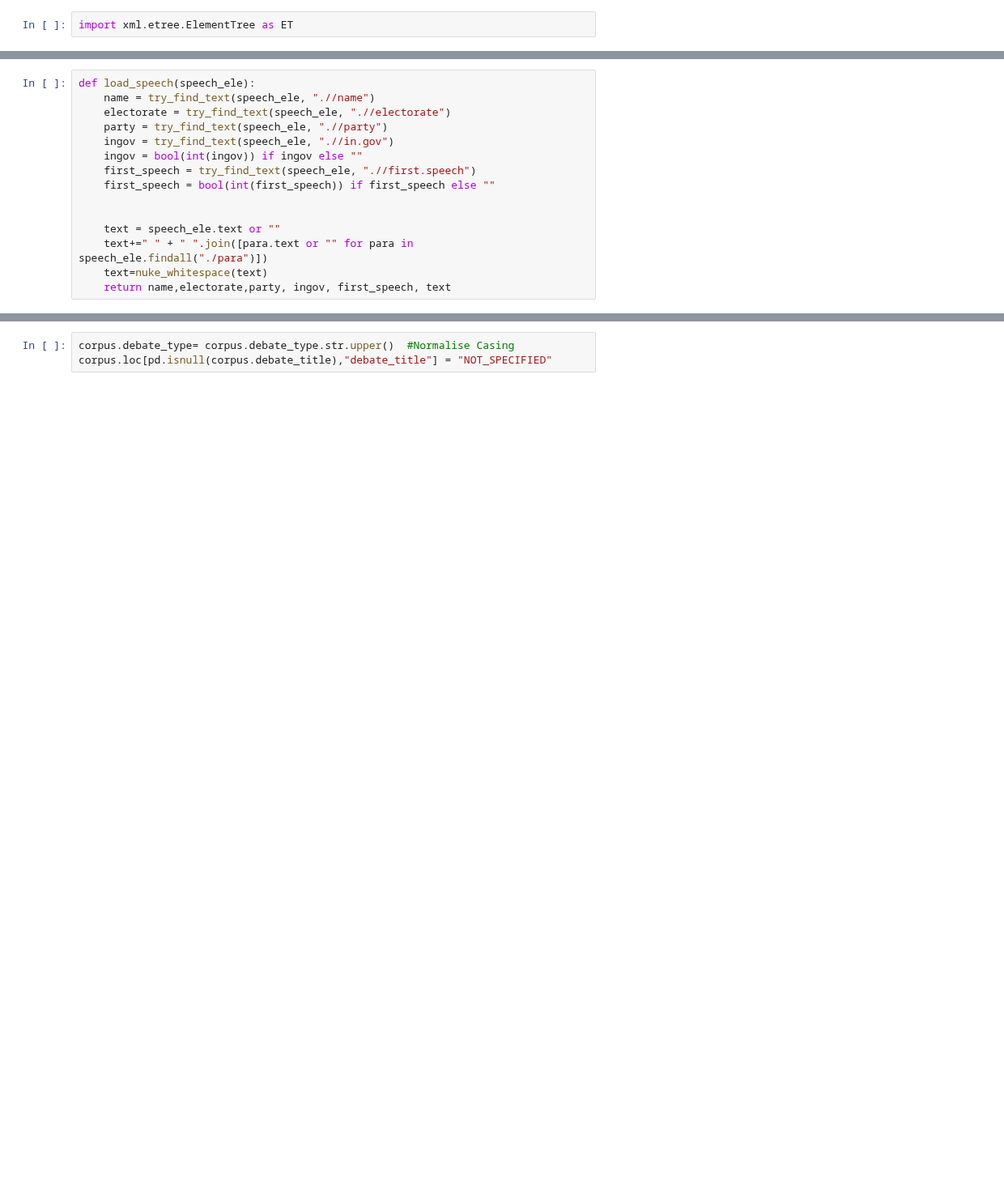
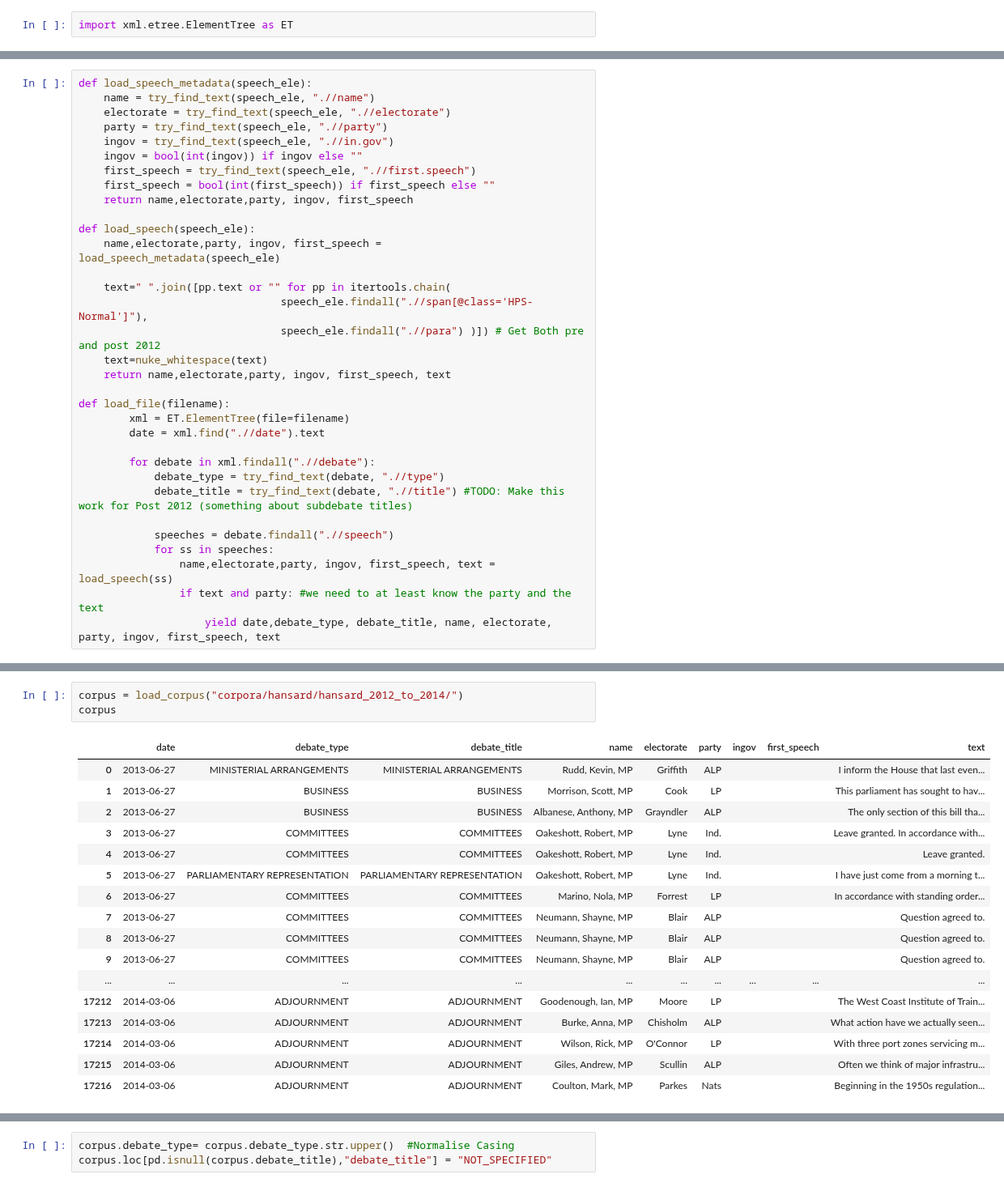
Before and after one commit to oxinabox/phd, a Jupyter notebook: prototypes/Corpus/hansard.ipynb, the cells around one changed output, grey strips where cells are left out. Shown at 81% size. Cells and saved outputs as stored; diff of their text form; blank space fills up the shorter version.

Commit message:
=made hansard normalise roughly work post 2012

```diff
--- a/prototypes/Corpus/hansard.ipynb
+++ b/prototypes/Corpus/hansard.ipynb
@@ -21,5 +28,5 @@ def nuke_whitespace(string):
 # %%
-def load_speech(speech_ele):
+def load_speech_metadata(speech_ele):
     name = try_find_text(speech_ele, ".//name")
     electorate = try_find_text(speech_ele, ".//electorate")
     party = try_find_text(speech_ele, ".//party")
@@ -27,10 +34,28 @@ def load_speech(speech_ele):
     ingov = bool(int(ingov)) if ingov else ""
     first_speech = try_find_text(speech_ele, ".//first.speech")
     first_speech = bool(int(first_speech)) if first_speech else ""
+    return name,electorate,party, ingov, first_speech
 
+def load_speech(speech_ele):
+    name,electorate,party, ingov, first_speech = load_speech_metadata(speech_ele)
 
-    text = speech_ele.text or ""
-    text+=" " + " ".join([para.text or "" for para in speech_ele.findall("./para")])
+    text=" ".join([pp.text or "" for pp in itertools.chain(
+                                speech_ele.findall(".//span[@class='HPS-Normal']"),
+                                speech_ele.findall(".//para") )]) # Get Both pre and post 2012
     text=nuke_whitespace(text)
     return name,electorate,party, ingov, first_speech, text
+
+def load_file(filename):
+        xml = ET.ElementTree(file=filename)
+        date = xml.find(".//date").text
+
+        for debate in xml.findall(".//debate"):
+            debate_type = try_find_text(debate, ".//type")
+            debate_title = try_find_text(debate, ".//title") #TODO: Make this work for Post 2012 (something about subdebate titles)
+
+            speeches = debate.findall(".//speech")
+            for ss in speeches:
+                name,electorate,party, ingov, first_speech, text = load_speech(ss)
+                if text and party: #we need to at least know the party and the text
+                    yield date,debate_type, debate_title, name, electorate, party, ingov, first_speech, text
 # %%
@@ -63,0 +73,21 @@ corpus = load_corpus(corpus_path)
+# %%
+corpus = load_corpus("corpora/hansard/hansard_2012_to_2014/")
+corpus
+# %% [output]
+|  | date | debate_type | debate_title | name | electorate | party | ingov | first_speech | text |
+| 0 | 2013-06-27 | MINISTERIAL ARRANGEMENTS | MINISTERIAL ARRANGEMENTS | Rudd, Kevin, MP | Griffith | ALP |  |  | I inform the House that last even... |
+| 1 | 2013-06-27 | BUSINESS | BUSINESS | Morrison, Scott, MP | Cook | LP |  |  | This parliament has sought to hav... |
+| 2 | 2013-06-27 | BUSINESS | BUSINESS | Albanese, Anthony, MP | Grayndler | ALP |  |  | The only section of this bill tha... |
+| 3 | 2013-06-27 | COMMITTEES | COMMITTEES | Oakeshott, Robert, MP | Lyne | Ind. |  |  | Leave granted. In accordance with... |
+| 4 | 2013-06-27 | COMMITTEES | COMMITTEES | Oakeshott, Robert, MP | Lyne | Ind. |  |  | Leave granted. |
+| 5 | 2013-06-27 | PARLIAMENTARY REPRESENTATION | PARLIAMENTARY REPRESENTATION | Oakeshott, Robert, MP | Lyne | Ind. |  |  | I have just come from a morning t... |
+| 6 | 2013-06-27 | COMMITTEES | COMMITTEES | Marino, Nola, MP | Forrest | LP |  |  | In accordance with standing order... |
+| 7 | 2013-06-27 | COMMITTEES | COMMITTEES | Neumann, Shayne, MP | Blair | ALP |  |  | Question agreed to. |
+| 8 | 2013-06-27 | COMMITTEES | COMMITTEES | Neumann, Shayne, MP | Blair | ALP |  |  | Question agreed to. |
+| 9 | 2013-06-27 | COMMITTEES | COMMITTEES | Neumann, Shayne, MP | Blair | ALP |  |  | Question agreed to. |
+| ... | ... | ... | ... | ... | ... | ... | ... | ... | ... |
+| 17212 | 2014-03-06 | ADJOURNMENT | ADJOURNMENT | Goodenough, Ian, MP | Moore | LP |  |  | The West Coast Institute of Train... |
+| 17213 | 2014-03-06 | ADJOURNMENT | ADJOURNMENT | Burke, Anna, MP | Chisholm | ALP |  |  | What action have we actually seen... |
+| 17214 | 2014-03-06 | ADJOURNMENT | ADJOURNMENT | Wilson, Rick, MP | O'Connor | LP |  |  | With three port zones servicing m... |
+| 17215 | 2014-03-06 | ADJOURNMENT | ADJOURNMENT | Giles, Andrew, MP | Scullin | ALP |  |  | Often we think of major infrastru... |
+| 17216 | 2014-03-06 | ADJOURNMENT | ADJOURNMENT | Coulton, Mark, MP | Parkes | Nats |  |  | Beginning in the 1950s regulation... |
```
Also changed, not shown: parts of 6 cells of this notebook.
